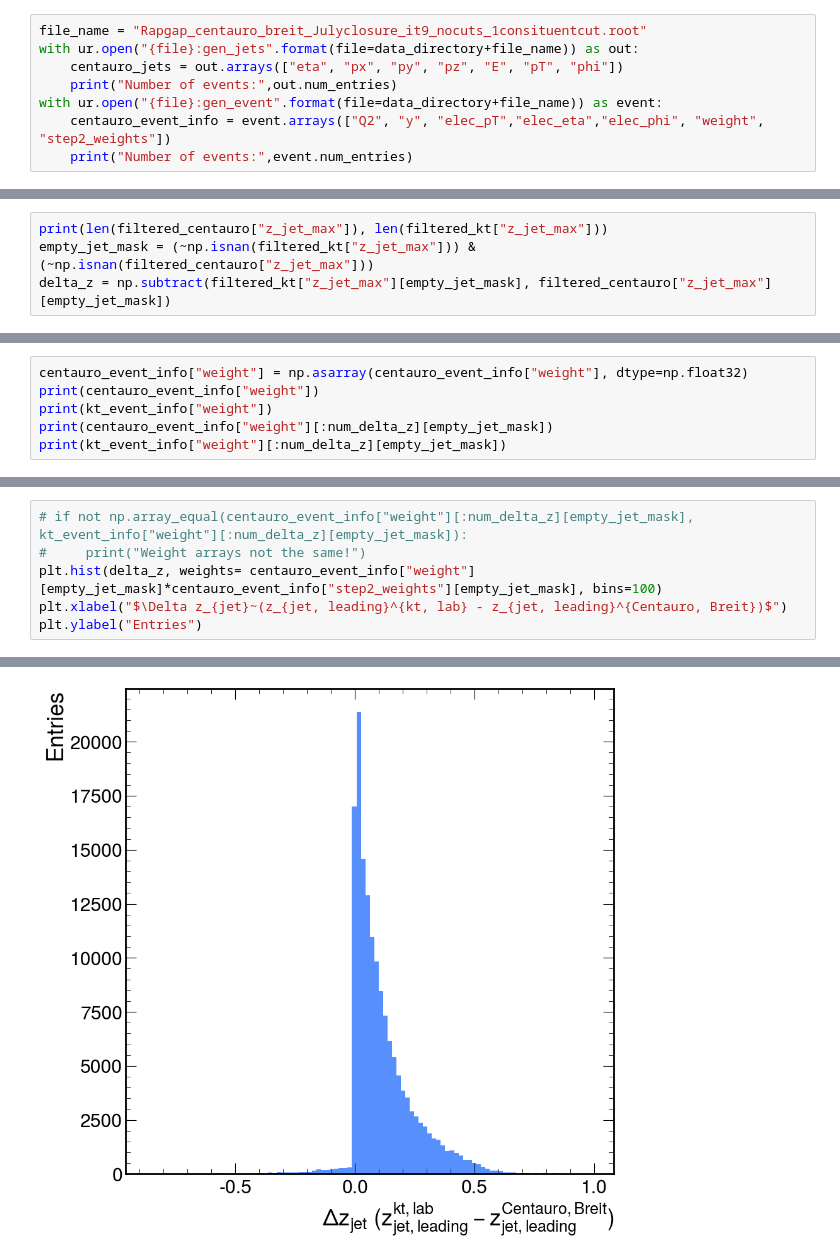
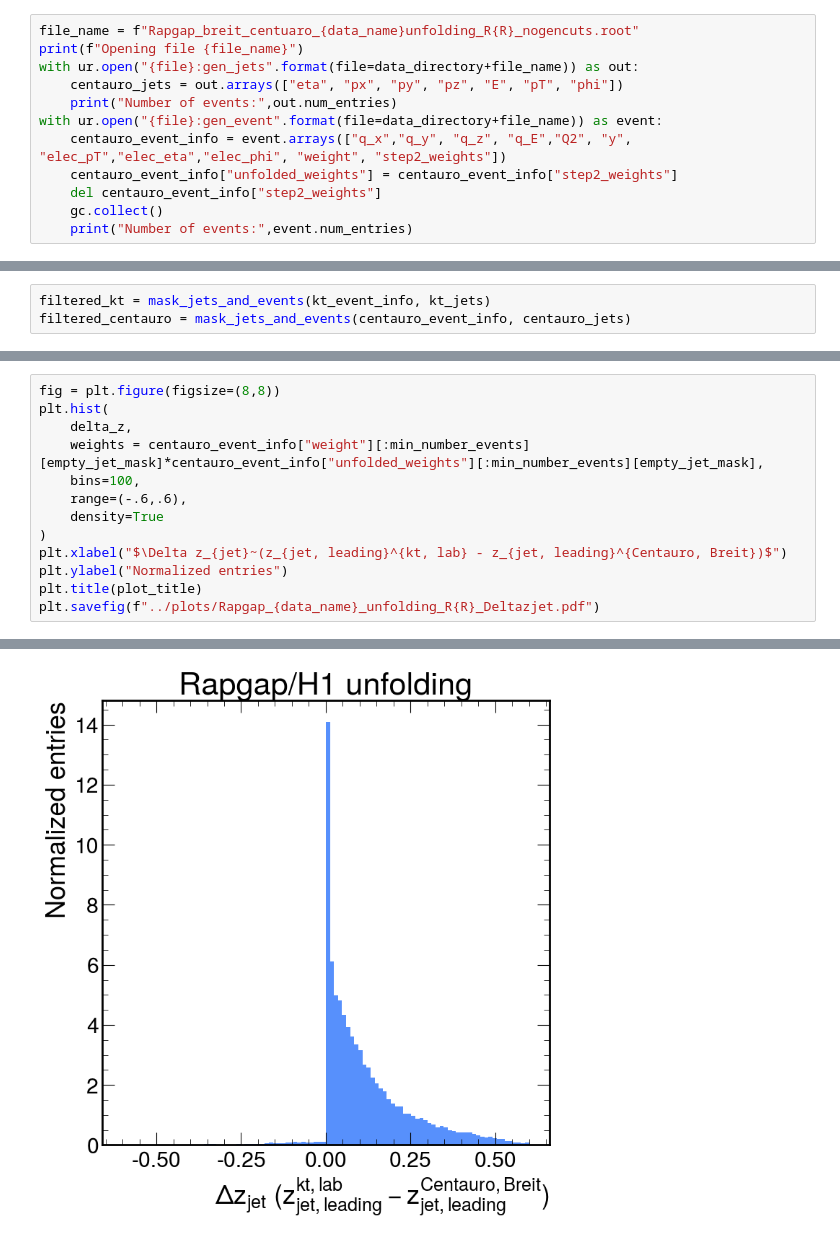
Before and after one commit to ViniciusMikuni/H1Unfold, a Jupyter notebook: scripts/jet_analysis.ipynb, the cells around one changed output, grey strips where cells are left out. Saved outputs shown, nothing was run; the diff lists cells and outputs as text.

```diff
--- a/scripts/jet_analysis.ipynb
+++ b/scripts/jet_analysis.ipynb
@@ -22,9 +32,13 @@ Number of events: 1000000
 # %%
-file_name = "Rapgap_centauro_breit_Julyclosure_it9_nocuts_1consituentcut.root"
+file_name = f"Rapgap_breit_centuaro_{data_name}unfolding_R{R}_nogencuts.root"
+print(f"Opening file {file_name}")
 with ur.open("{file}:gen_jets".format(file=data_directory+file_name)) as out:
     centauro_jets = out.arrays(["eta", "px", "py", "pz", "E", "pT", "phi"])
     print("Number of events:",out.num_entries)
 with ur.open("{file}:gen_event".format(file=data_directory+file_name)) as event:
-    centauro_event_info = event.arrays(["Q2", "y", "elec_pT","elec_eta","elec_phi", "weight", "step2_weights"])
+    centauro_event_info = event.arrays(["q_x","q_y", "q_z", "q_E","Q2", "y", "elec_pT","elec_eta","elec_phi", "weight", "step2_weights"])
+    centauro_event_info["unfolded_weights"] = centauro_event_info["step2_weights"]
+    del centauro_event_info["step2_weights"]
+    gc.collect()
     print("Number of events:",event.num_entries)
 # %% [output]
@@ -105,3 +69,6 @@ filtered_centauro = remove_zero_jets(centauro_event_info, centauro_jets)
+# %%
+filtered_kt = mask_jets_and_events(kt_event_info, kt_jets)
+filtered_centauro = mask_jets_and_events(centauro_event_info, centauro_jets)
 # %%
 def get_z_jet(data, breit = False):
     z_jet_array =  []
@@ -159,4 +122,0 @@ filtered_centauro["z_jet_max"] = np.array(filtered_centauro["z_jet_max"],dtype=n
-# %%
-print(len(filtered_centauro["z_jet_max"]), len(filtered_kt["z_jet_max"]))
-empty_jet_mask = (~np.isnan(filtered_kt["z_jet_max"])) & (~np.isnan(filtered_centauro["z_jet_max"]))
-delta_z = np.subtract(filtered_kt["z_jet_max"][empty_jet_mask], filtered_centauro["z_jet_max"][empty_jet_mask])
@@ -234,6 +279,0 @@ print(kt_event_info["weight"][:num_delta_z])
-# %%
-centauro_event_info["weight"] = np.asarray(centauro_event_info["weight"], dtype=np.float32)
-print(centauro_event_info["weight"])
-print(kt_event_info["weight"])
-print(centauro_event_info["weight"][:num_delta_z][empty_jet_mask])
-print(kt_event_info["weight"][:num_delta_z][empty_jet_mask])
@@ -245,7 +280,14 @@ print(kt_event_info["weight"][:num_delta_z][empty_jet_mask])
 # %%
-# if not np.array_equal(centauro_event_info["weight"][:num_delta_z][empty_jet_mask], kt_event_info["weight"][:num_delta_z][empty_jet_mask]):
-#     print("Weight arrays not the same!")
-plt.hist(delta_z, weights= centauro_event_info["weight"][empty_jet_mask]*centauro_event_info["step2_weights"][empty_jet_mask], bins=100)
+fig = plt.figure(figsize=(8,8))
+plt.hist(
+    delta_z,
+    weights = centauro_event_info["weight"][:min_number_events][empty_jet_mask]*centauro_event_info["unfolded_weights"][:min_number_events][empty_jet_mask],
+    bins=100,
+    range=(-.6,.6),
+    density=True
+)
 plt.xlabel("$\Delta z_{jet}~(z_{jet, leading}^{kt, lab} - z_{jet, leading}^{Centauro, Breit})$")
-plt.ylabel("Entries")
+plt.ylabel("Normalized entries")
+plt.title(plot_title)
+plt.savefig(f"../plots/Rapgap_{data_name}_unfolding_R{R}_Deltazjet.pdf")
 # %% [output]
@@ -253,2 +294,2 @@ Text(0, 1, 'Entries')
-[figure, old version]
+[figure, new version]
 # %%
```
Also changed, not shown: parts of 26 cells of this notebook.
